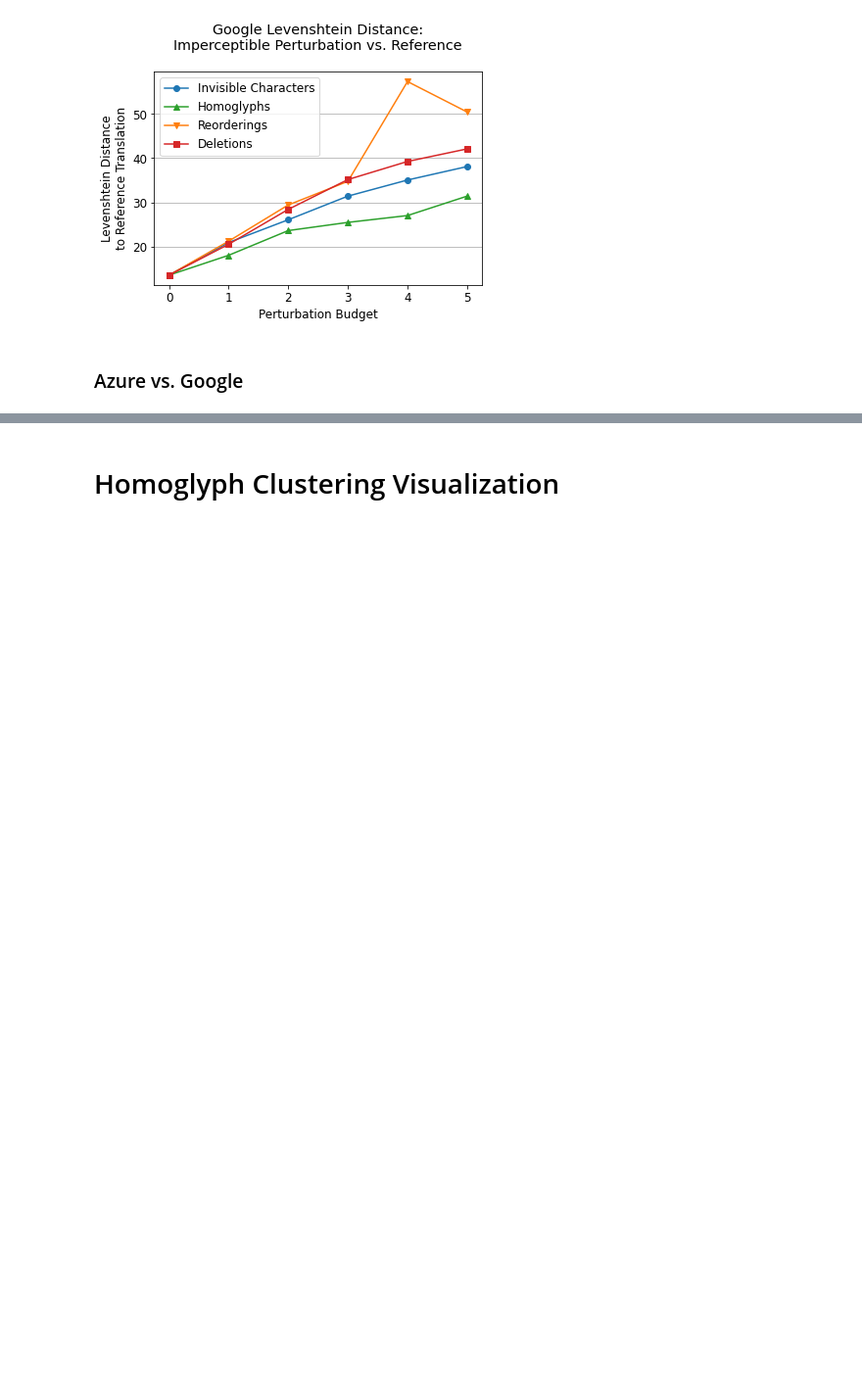
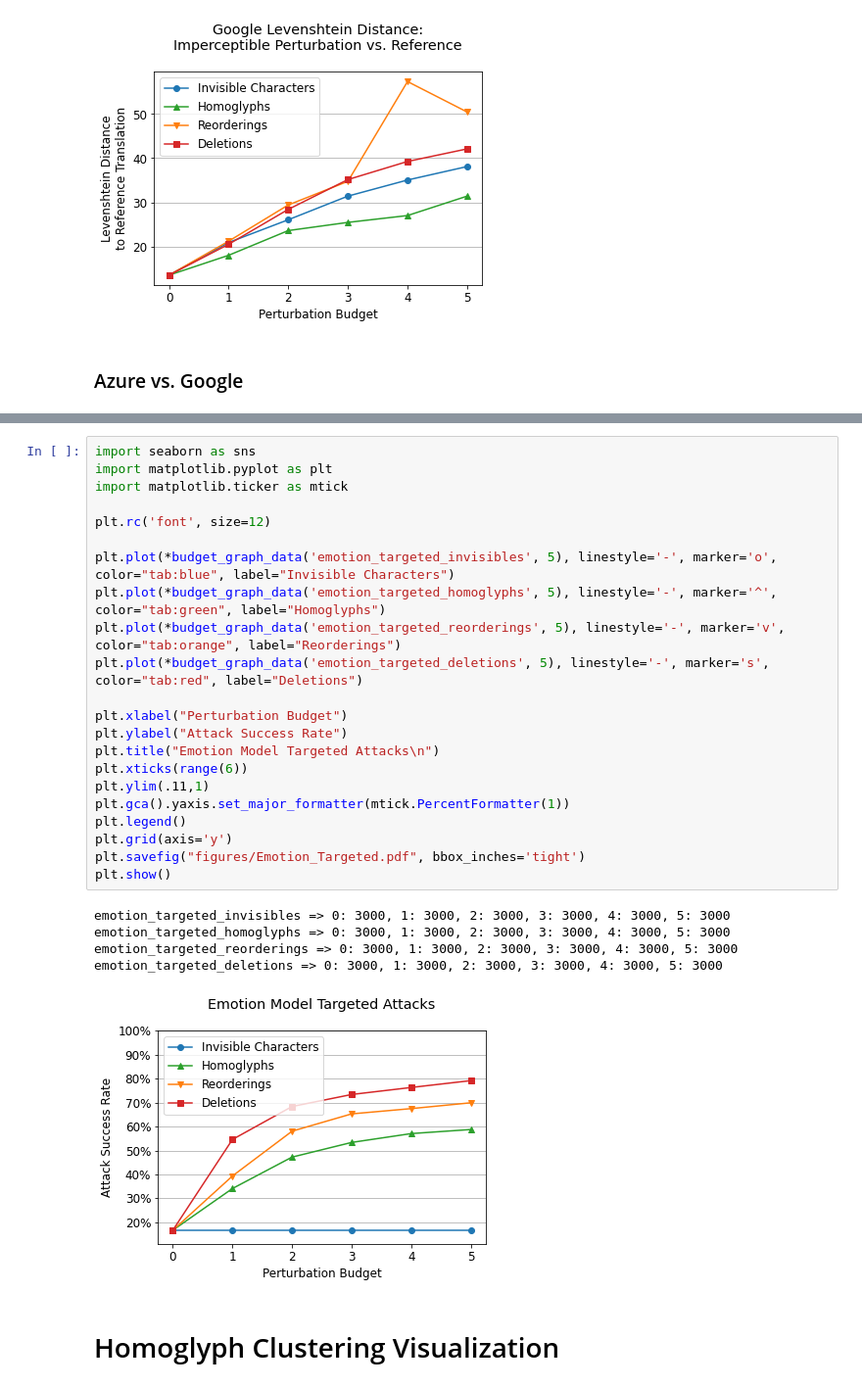
Before and after one commit to nickboucher/imperceptible, a Jupyter notebook: results/Figures.ipynb, the cells around one changed output, grey strips where cells are left out. Shown at 98% size. Drawn from its saved outputs; the diff is of its cells as text; blank space fills up the shorter version.

```diff
--- a/results/Figures.ipynb
+++ b/results/Figures.ipynb
@@ -507,3 +576,31 @@ plt.show()
+# %%
+import seaborn as sns
+import matplotlib.pyplot as plt
+import matplotlib.ticker as mtick
+
+plt.rc('font', size=12)
+
+plt.plot(*budget_graph_data('emotion_targeted_invisibles', 5), linestyle='-', marker='o', color="tab:blue", label="Invisible Characters")
+plt.plot(*budget_graph_data('emotion_targeted_homoglyphs', 5), linestyle='-', marker='^', color="tab:green", label="Homoglyphs")
+plt.plot(*budget_graph_data('emotion_targeted_reorderings', 5), linestyle='-', marker='v', color="tab:orange", label="Reorderings")
+plt.plot(*budget_graph_data('emotion_targeted_deletions', 5), linestyle='-', marker='s', color="tab:red", label="Deletions")
+
+plt.xlabel("Perturbation Budget")
+plt.ylabel("Attack Success Rate")
+plt.title("Emotion Model Targeted Attacks\n")
+plt.xticks(range(6))
+plt.ylim(.11,1)
+plt.gca().yaxis.set_major_formatter(mtick.PercentFormatter(1))
+plt.legend()
+plt.grid(axis='y')
+plt.savefig("figures/Emotion_Targeted.pdf", bbox_inches='tight')
+plt.show()
+# %% [output]
+emotion_targeted_invisibles => 0: 3000, 1: 3000, 2: 3000, 3: 3000, 4: 3000, 5: 3000
+emotion_targeted_homoglyphs => 0: 3000, 1: 3000, 2: 3000, 3: 3000, 4: 3000, 5: 3000
+emotion_targeted_reorderings => 0: 3000, 1: 3000, 2: 3000, 3: 3000, 4: 3000, 5: 3000
+emotion_targeted_deletions => 0: 3000, 1: 3000, 2: 3000, 3: 3000, 4: 3000, 5: 3000
+[figure, added]
 # %% [markdown]
 # Homoglyph Clustering Visualization
 # %% [markdown]
```
Also changed, not shown: parts of 21 cells of this notebook, 19 other files.
